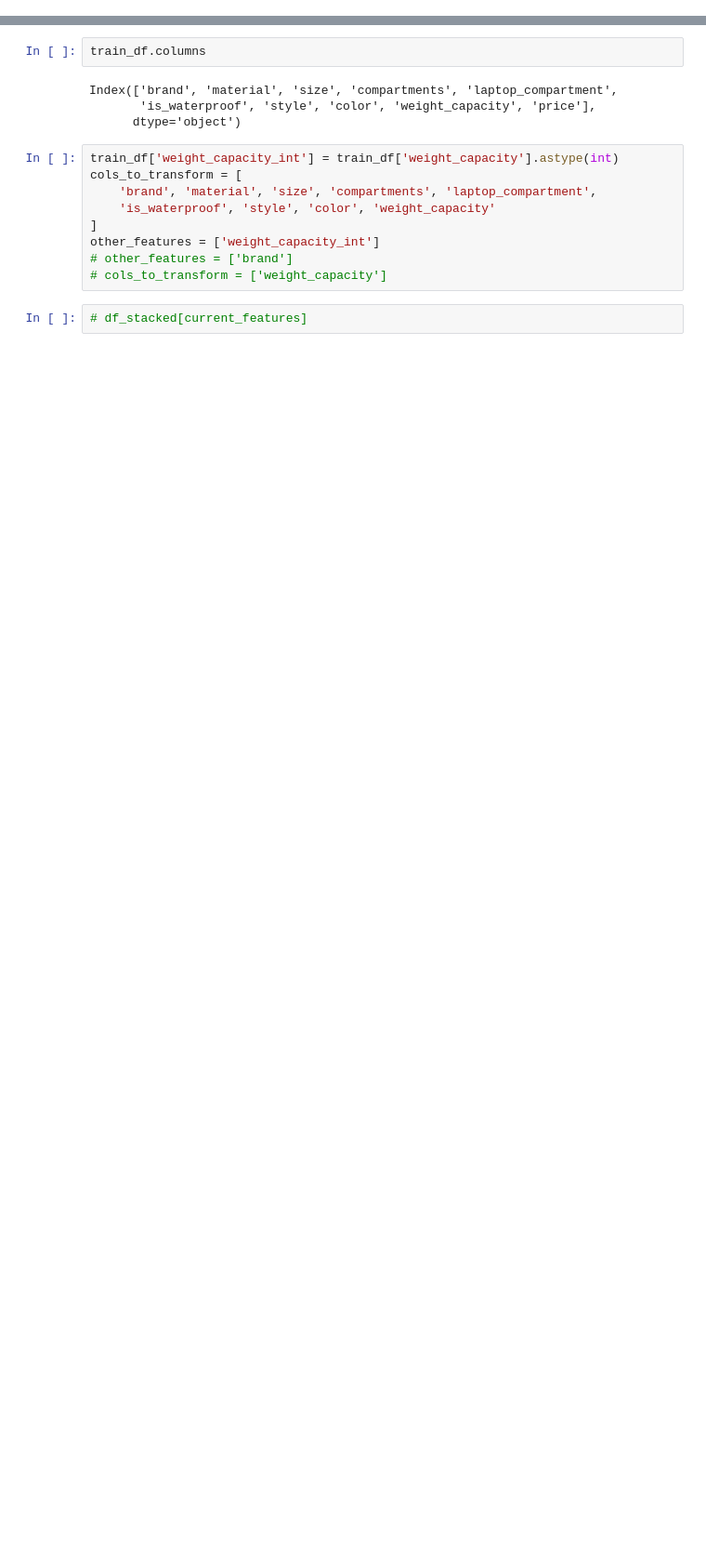
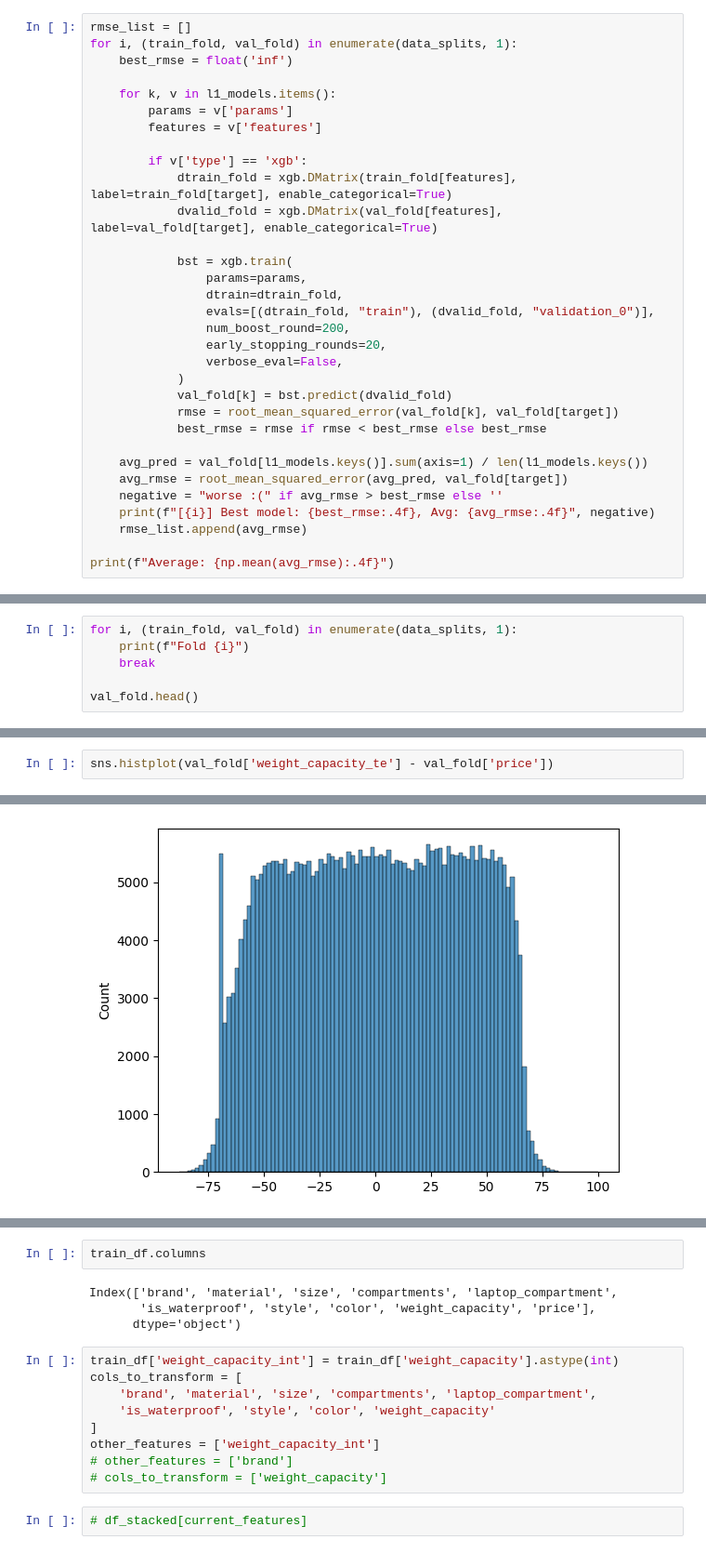
Before and after one commit to Jordanbarker/backpack-prediction-challenge, a Jupyter notebook: notebooks/04_ensemble.ipynb, the cells around one changed output, grey strips where cells are left out. Shown at 93% size. Drawn from its saved outputs; the diff is of its cells as text; blank space fills up the shorter version.

```diff
--- a/notebooks/04_ensemble.ipynb
+++ b/notebooks/04_ensemble.ipynb
@@ -37,0 +165,32 @@ The autoreload extension is already loaded. To reload it, use:
+# %%
+rmse_list = []
+for i, (train_fold, val_fold) in enumerate(data_splits, 1):
+    best_rmse = float('inf')
+
+    for k, v in l1_models.items():
+        params = v['params']
+        features = v['features']
+
+        if v['type'] == 'xgb':
+            dtrain_fold = xgb.DMatrix(train_fold[features], label=train_fold[target], enable_categorical=True)
+            dvalid_fold = xgb.DMatrix(val_fold[features], label=val_fold[target], enable_categorical=True)
+
+            bst = xgb.train(
+                params=params,
+                dtrain=dtrain_fold,
+                evals=[(dtrain_fold, "train"), (dvalid_fold, "validation_0")],
+                num_boost_round=200,
+                early_stopping_rounds=20,
+                verbose_eval=False,
+            )
+            val_fold[k] = bst.predict(dvalid_fold)
+            rmse = root_mean_squared_error(val_fold[k], val_fold[target])
+            best_rmse = rmse if rmse < best_rmse else best_rmse
+
+    avg_pred = val_fold[l1_models.keys()].sum(axis=1) / len(l1_models.keys())
+    avg_rmse = root_mean_squared_error(avg_pred, val_fold[target])
+    negative = "worse :(" if avg_rmse > best_rmse else ''
+    print(f"[{i}] Best model: {best_rmse:.4f}, Avg: {avg_rmse:.4f}", negative)
+    rmse_list.append(avg_rmse)
+
+print(f"Average: {np.mean(avg_rmse):.4f}")
@@ -37,0 +220,6 @@ The autoreload extension is already loaded. To reload it, use:
+# %%
+for i, (train_fold, val_fold) in enumerate(data_splits, 1):
+    print(f"Fold {i}")
+    break
+
+val_fold.head()
@@ -37,0 +254,3 @@ The autoreload extension is already loaded. To reload it, use:
+# %%
+sns.histplot(val_fold['weight_capacity_te'] - val_fold['price'])
+# %% [output]
@@ -37,0 +258 @@ The autoreload extension is already loaded. To reload it, use:
+[figure, added]
```
Also changed, not shown: parts of 31 cells of this notebook.
